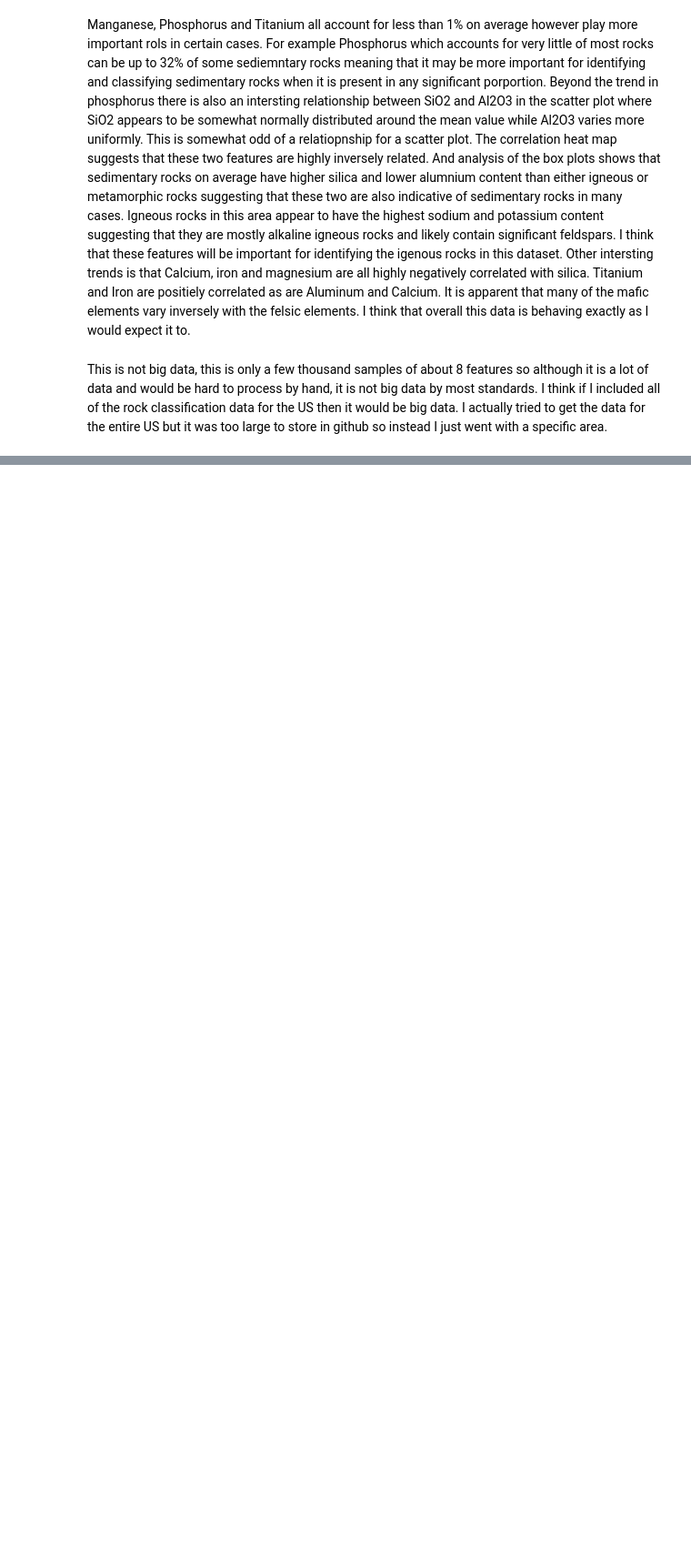
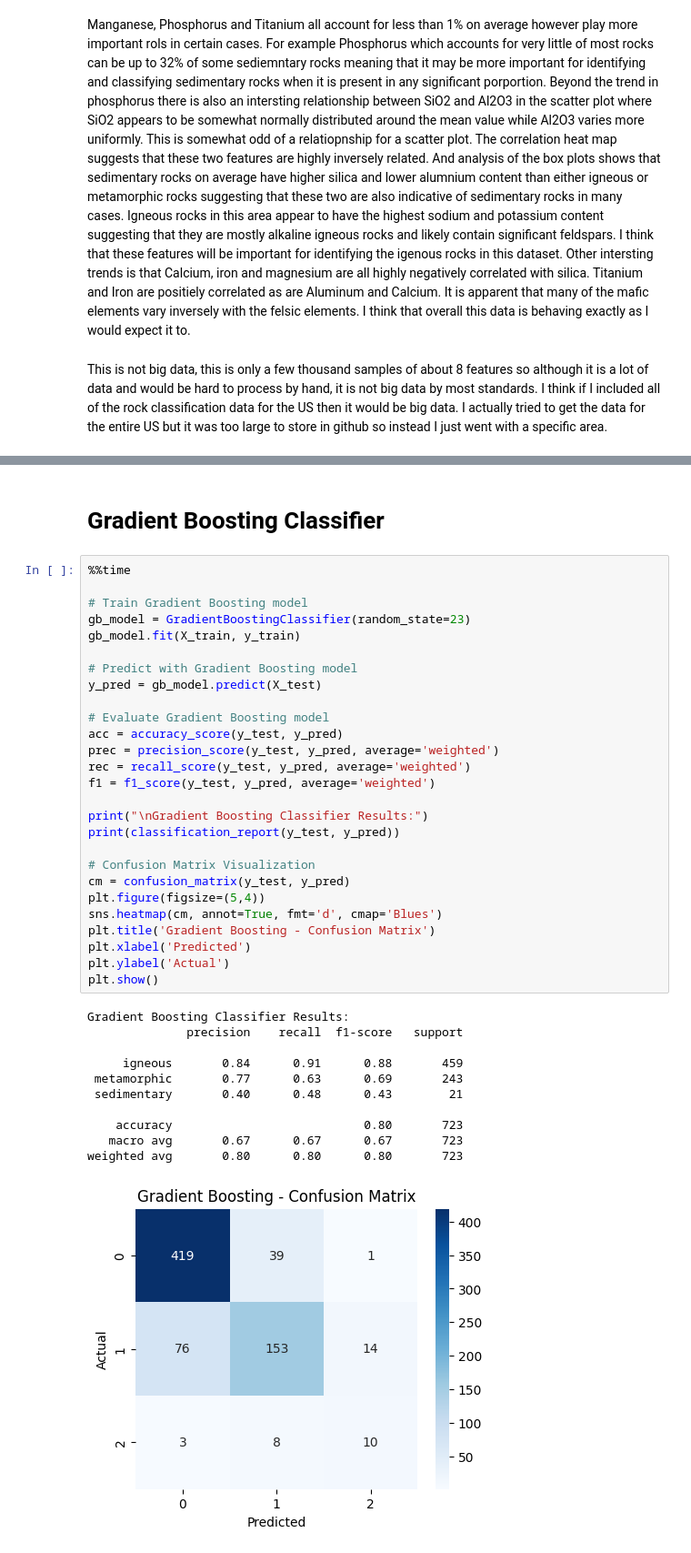
Before and after one commit to jasondrebber/GEOL558, a Jupyter notebook: SupervisedClustering.ipynb, the cells around one changed output, grey strips where cells are left out. Shown at 91% size. Saved outputs shown, nothing was run; the diff lists cells and outputs as text; blank space fills up the shorter version.

```diff
--- a/SupervisedClustering.ipynb
+++ b/SupervisedClustering.ipynb
@@ -242,0 +354,41 @@ This is not big data, this is only a few thousand samples of about 8 features so
+# %% [markdown]
+# Gradient Boosting Classifier
+# %%
+%%time
+
+# Train Gradient Boosting model
+gb_model = GradientBoostingClassifier(random_state=23)
+gb_model.fit(X_train, y_train)
+
+# Predict with Gradient Boosting model
+y_pred = gb_model.predict(X_test)
+
+# Evaluate Gradient Boosting model
+acc = accuracy_score(y_test, y_pred)
+prec = precision_score(y_test, y_pred, average='weighted')
+rec = recall_score(y_test, y_pred, average='weighted')
+f1 = f1_score(y_test, y_pred, average='weighted')
+
+print("\nGradient Boosting Classifier Results:")
+print(classification_report(y_test, y_pred))
+
+# Confusion Matrix Visualization
+cm = confusion_matrix(y_test, y_pred)
+plt.figure(figsize=(5,4))
+sns.heatmap(cm, annot=True, fmt='d', cmap='Blues')
+plt.title('Gradient Boosting - Confusion Matrix')
+plt.xlabel('Predicted')
+plt.ylabel('Actual')
+plt.show()
+# %% [output]
+Gradient Boosting Classifier Results:
+              precision    recall  f1-score   support
+
+     igneous       0.84      0.91      0.88       459
+ metamorphic       0.77      0.63      0.69       243
+ sedimentary       0.40      0.48      0.43        21
+
+    accuracy                           0.80       723
+   macro avg       0.67      0.67      0.67       723
+weighted avg       0.80      0.80      0.80       723
+[figure, added]
```
Also changed, not shown: parts of 37 cells of this notebook.
